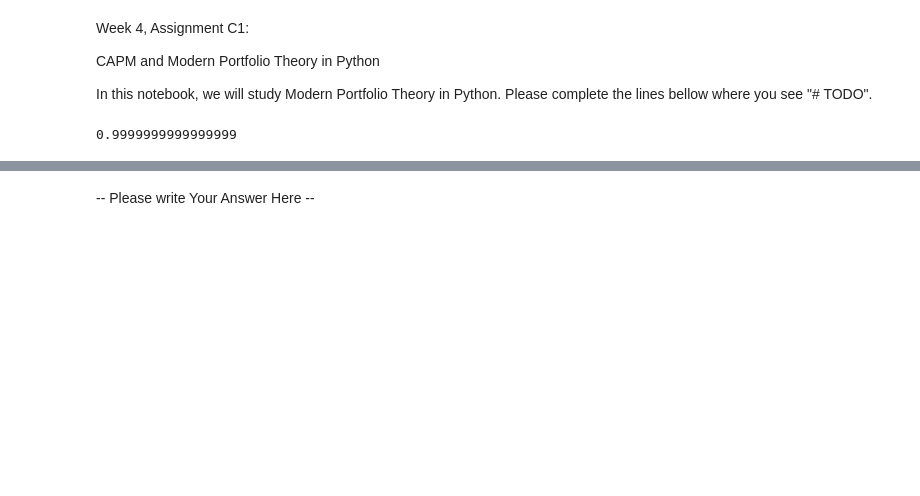
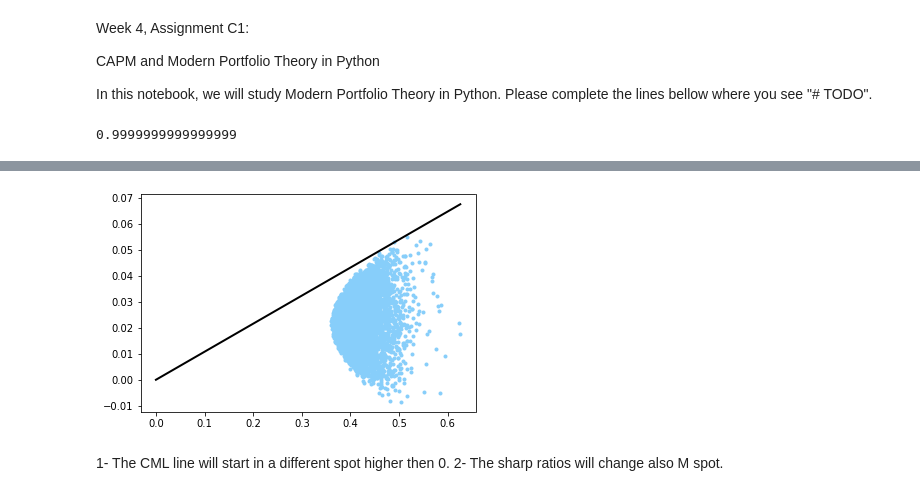
Before and after one commit to Alaa-alsulaiman/Week_4_CP_1, a Jupyter notebook: assignment_w4_c1_template.ipynb, the cells around one changed output, grey strips where cells are left out. Drawn from its saved outputs; the diff is of its cells as text; code cells hidden in the pictures; blank space fills up the shorter version.

```diff
--- a/assignment_w4_c1_template.ipynb
+++ b/assignment_w4_c1_template.ipynb
@@ -96,7 +110,7 @@ plt.show()
 #Objective 9.
 #Find the list index of the portfolio of highest Sharpe ratio.
 
-index = #todo
+index = np.argmax(portfolio_sharpe_ratios)
 # %%
 #Objective 10.
 #Print the asset weights and Sharpe ratio of the portfolio of highest Sharpe ratio, using index above.
@@ -106,15 +124,18 @@ print(#todo)
 # %%
 #Objective 11.
 #Add the Capital Market Line to your scatterplot from Objective 8.
 
 x = np.linspace(0, max(portfolio_standard_deviations), 10000)
 y = portfolio_sharpe_ratios[index] * x
-plt.plot(#todo, #todo, 'o', markersize = 3, color = 'lightskyblue')
-plt.plot(x, y, '-', linewidth = 2, color = 'green')
+plt.plot(portfolio_standard_deviations, portfolio_means, 'o', markersize = 3, color = 'lightskyblue')
+plt.plot(x, y, '-', linewidth = 2, color = 'black')
 plt.show()
+# %% [output]
+[figure, added]
 # %%
 #Objective 12.
 #All of the work in this notebook assumes a risk-free rate of zero (0.00).  How could this work be modified to
 #accommodate a nonzero risk-free rate?  Explain.
-# %% [markdown]
--- Please write Your Answer Here --
+# %% [markdown]
+1- The CML line will start in a different spot higher then 0.
+2- The sharp ratios will change also M spot.
```
Also changed, not shown: parts of 7 cells of this notebook.
